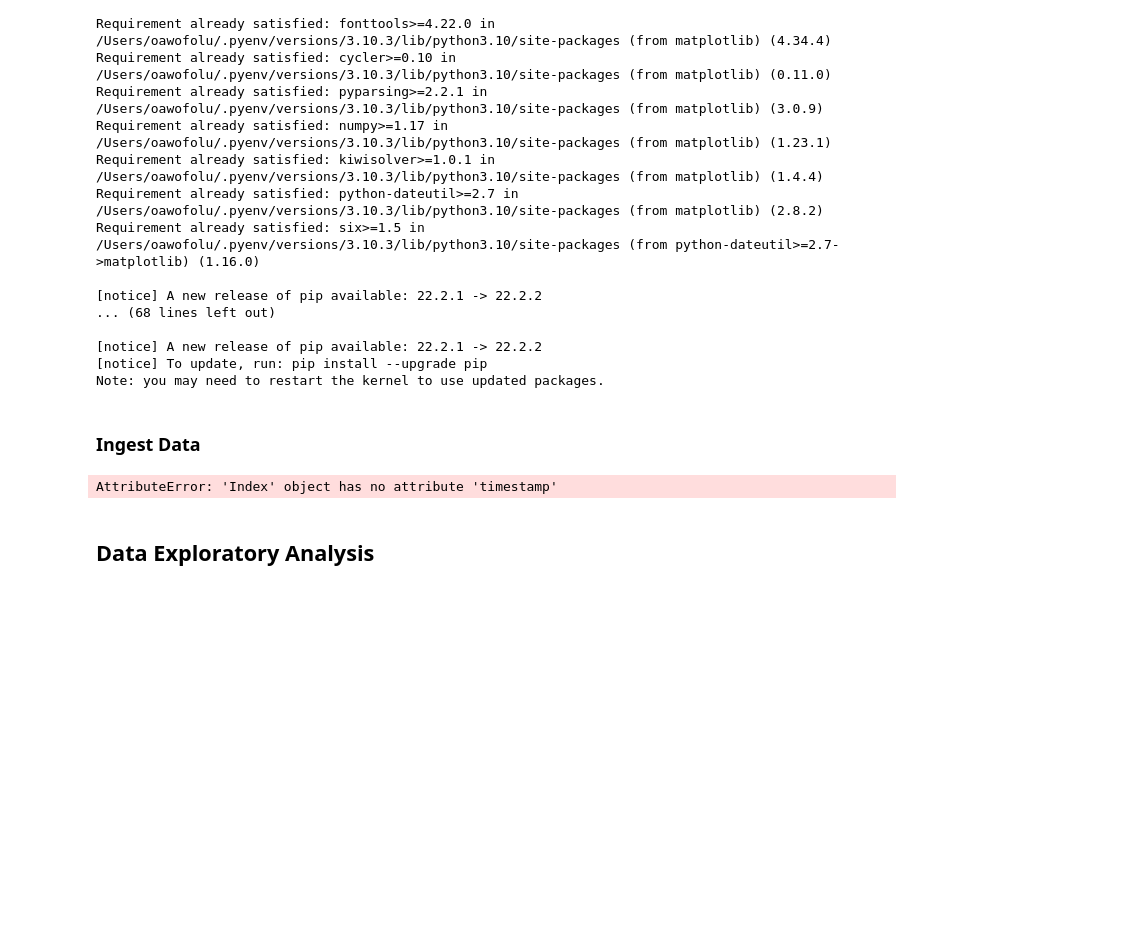
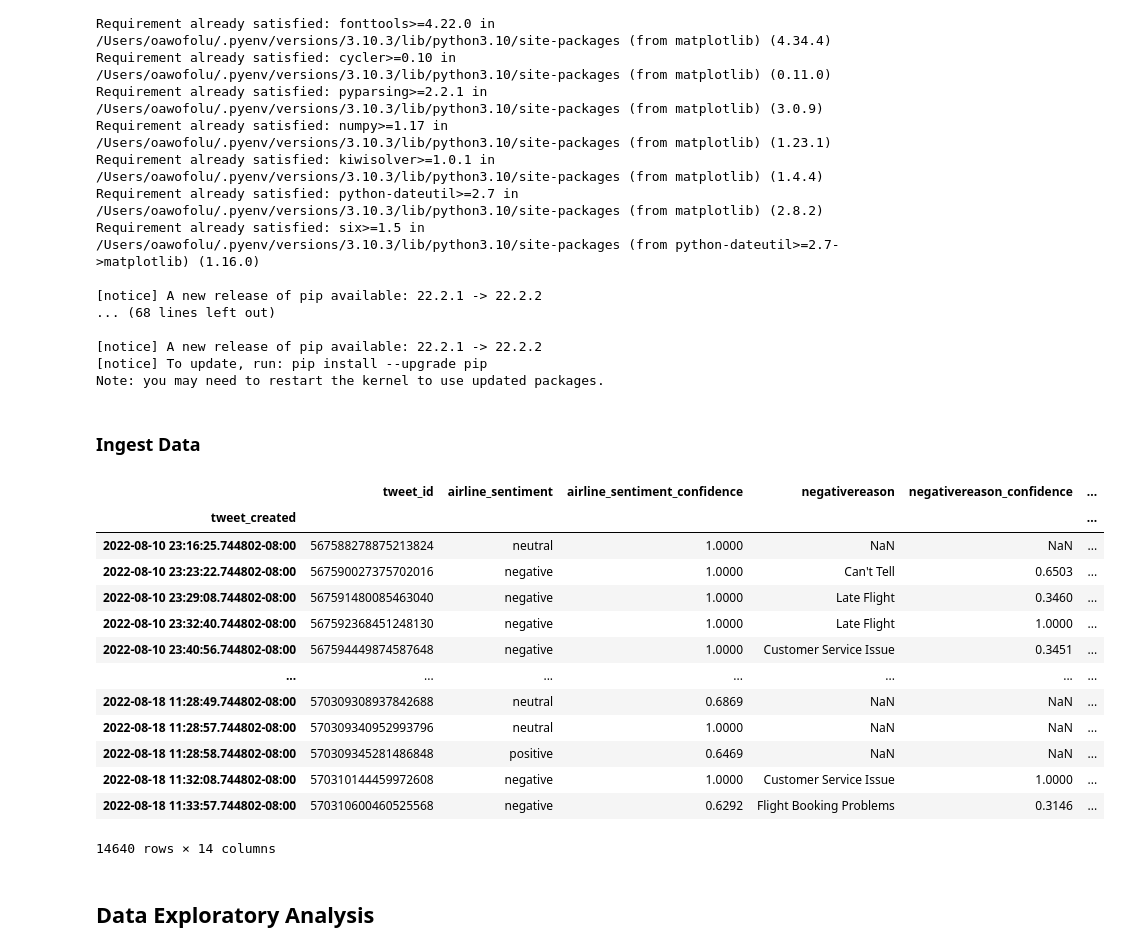
Before and after one commit to agapebondservant/tanzu-realtime-anomaly-detetction, a Jupyter notebook: jupyter/Airline Analytics.ipynb, the cells around one changed output. Saved outputs shown, nothing was run; the diff lists cells and outputs as text; code cells hidden in the pictures; blank space fills up the shorter version.

```diff
--- a/jupyter/Airline Analytics.ipynb
+++ b/jupyter/Airline Analytics.ipynb
@@ -67,13 +67,26 @@ Note: you may need to restart the kernel to use updated packages.
 ### Ingest Data
 # %%
 import json
+import datetime
+
 data = pd.read_csv("../data/airlinetweets.csv", parse_dates=['tweet_created'], index_col=['tweet_created'])
-data.index[0].total_seconds()
-#x = json.loads(data.iloc[0].to_json(orient='records'))
-#np.where(data.columns.values=='text')[0][0]
-#x[np.where(data.columns.values=='text')[0][0]]
+x = pytz.utc.localize(datetime.datetime.now()) - data.index.min()
+data.set_index(data.index+x).sort_index()
 # %% [output]
+|  | tweet_id | airline_sentiment | airline_sentiment_confidence | negativereason | negativereason_confidence | ... |
+| tweet_created |  |  |  |  |  | ... |
+| 2022-08-10 23:16:25.744802-08:00 | 567588278875213824 | neutral | 1.0000 | NaN | NaN | ... |
+| 2022-08-10 23:23:22.744802-08:00 | 567590027375702016 | negative | 1.0000 | Can't Tell | 0.6503 | ... |
+| 2022-08-10 23:29:08.744802-08:00 | 567591480085463040 | negative | 1.0000 | Late Flight | 0.3460 | ... |
+| 2022-08-10 23:32:40.744802-08:00 | 567592368451248130 | negative | 1.0000 | Late Flight | 1.0000 | ... |
+| 2022-08-10 23:40:56.744802-08:00 | 567594449874587648 | negative | 1.0000 | Customer Service Issue | 0.3451 | ... |
+| ... | ... | ... | ... | ... | ... | ... |
+| 2022-08-18 11:28:49.744802-08:00 | 570309308937842688 | neutral | 0.6869 | NaN | NaN | ... |
+| 2022-08-18 11:28:57.744802-08:00 | 570309340952993796 | neutral | 1.0000 | NaN | NaN | ... |
+| 2022-08-18 11:28:58.744802-08:00 | 570309345281486848 | positive | 0.6469 | NaN | NaN | ... |
+| 2022-08-18 11:32:08.744802-08:00 | 570310144459972608 | negative | 1.0000 | Customer Service Issue | 1.0000 | ... |
+| 2022-08-18 11:33:57.744802-08:00 | 570310600460525568 | negative | 0.6292 | Flight Booking Problems | 0.3146 | ... |
-AttributeError: 'Index' object has no attribute 'timestamp'
+14640 rows × 14 columns
 # %% [markdown]
 ## Data Exploratory Analysis
 # %%
```
Also changed, not shown: 12 other files.
